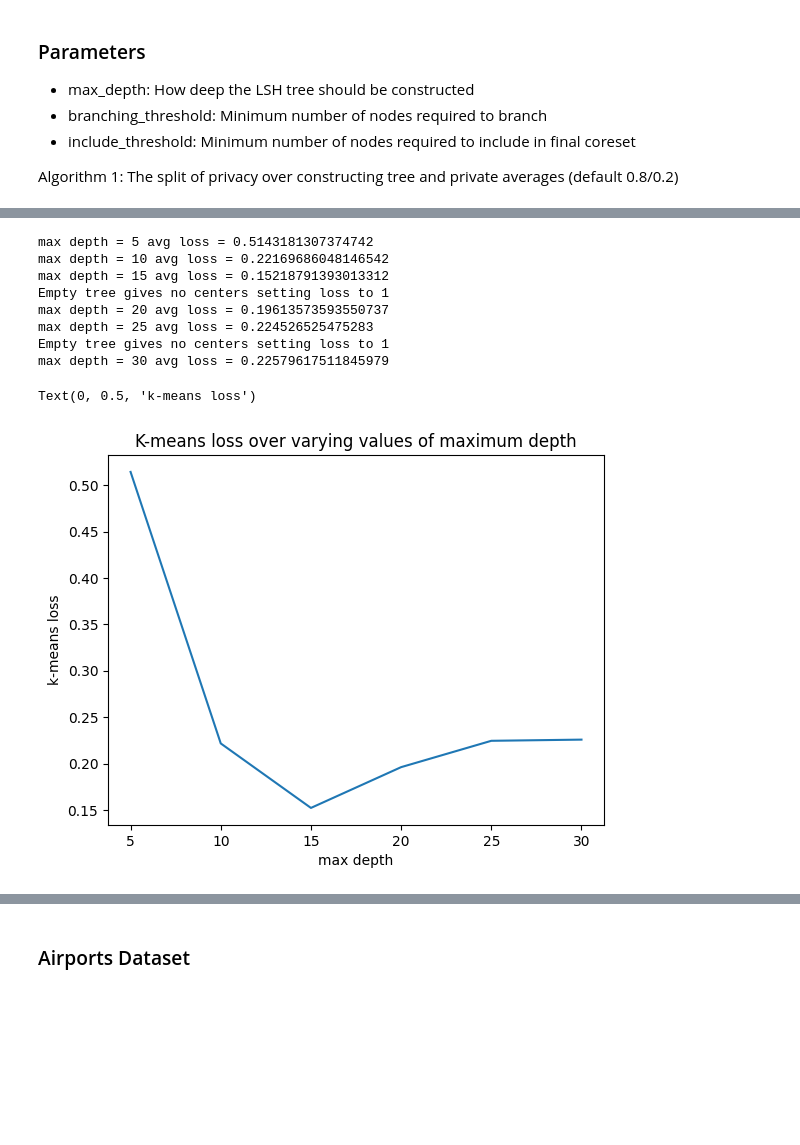
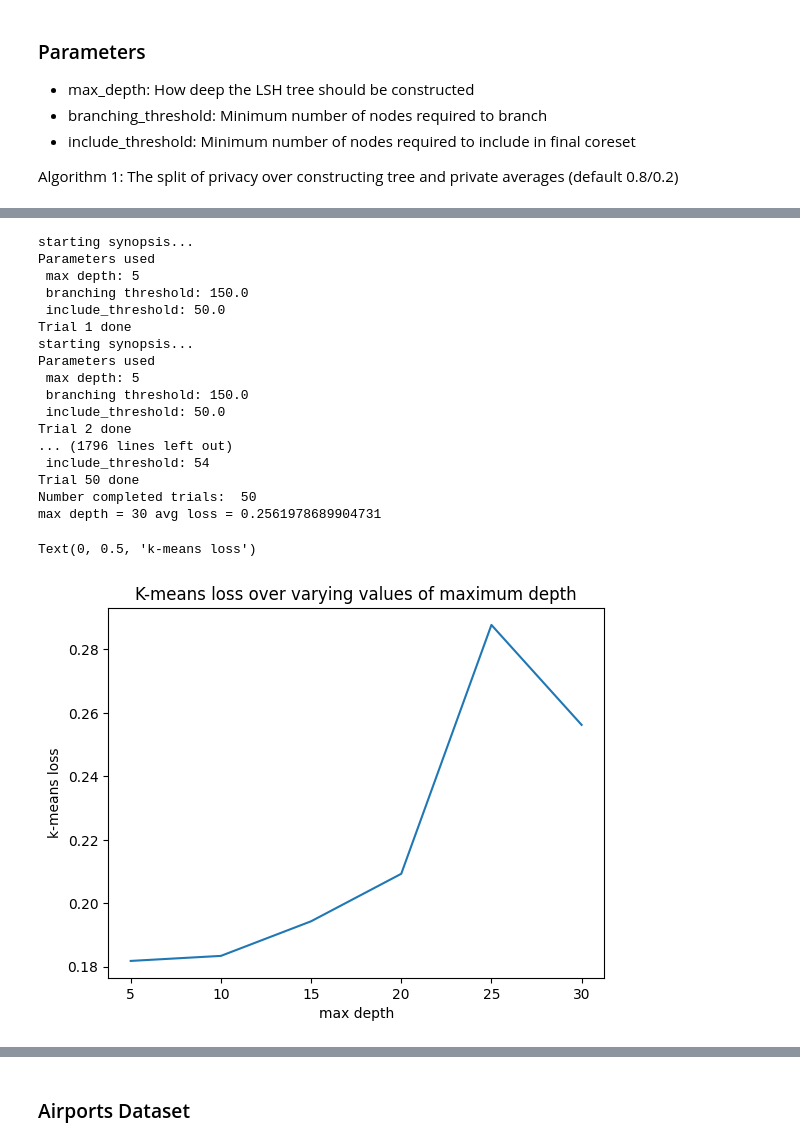
Before and after one commit to amy-ln/dpclustering, a Jupyter notebook: lsh-experiment.ipynb, the cells around one changed output, grey strips where cells are left out. Saved outputs shown, nothing was run; the diff lists cells and outputs as text; code cells hidden in the pictures; blank space fills up the shorter version.

```diff
--- a/lsh-experiment.ipynb
+++ b/lsh-experiment.ipynb
@@ -52,6 +55,7 @@ def lsh_experiment(algo: int, data: np.ndarray, p: Params, n_trials: int = 20):
 # %%
 small = np.load("datasets/synthetic-gaussian.npy")
-p = Params(epsilon=1, delta=1e-6, radius=1, dimension=2, k=3, max_depth=20, include_threshold=46, branching_threshold=138)
+print(non_private_radius(small))
+p = Params(epsilon=1, delta=1e-6, radius=1.2, dimension=2, k=3, max_depth=20, include_threshold=46, branching_threshold=138)
 points1, weights1 = create_bucket_synopsis(small, p, seed=454)
 points2, weights2 = bucket_using_privacy_accountant(small, p, seed=454)
 
@@ -78,27 +83,36 @@ Algorithm 2 loss: 0.17850822333018249
 # %%
 # vary max depth for default branching threshold, include threshold. Note that max depth has to be chosen before computing any noise so it cannot depend on the other parameters
 
 values = [5, 10, 15, 20, 25, 30]
 results = []
 
 for d in values:
-    p = Params(epsilon=1, delta=1e-6, radius=1, dimension=2, k=3, max_depth=d)
+    p = Params(epsilon=1, delta=1e-6, radius=1.3, dimension=2, k=3, max_depth=d)
     avg_loss = lsh_experiment(1, small, p, n_trials=50)
     print(f"max depth = {d} avg loss = {avg_loss}")
     results.append(avg_loss)
 
 plt.plot(values, results)
 plt.title("K-means loss over varying values of maximum depth")
 plt.xlabel("max depth")
 plt.ylabel("k-means loss")
 # %% [output]
-max depth = 5 avg loss = 0.5143181307374742
-max depth = 10 avg loss = 0.22169686048146542
-max depth = 15 avg loss = 0.15218791393013312
-Empty tree gives no centers setting loss to 1
-max depth = 20 avg loss = 0.19613573593550737
-max depth = 25 avg loss = 0.224526525475283
-Empty tree gives no centers setting loss to 1
-max depth = 30 avg loss = 0.22579617511845979
+starting synopsis...
+Parameters used
+ max depth: 5
+ branching threshold: 150.0
+ include_threshold: 50.0
+Trial 1 done
+starting synopsis...
+Parameters used
+ max depth: 5
+ branching threshold: 150.0
+ include_threshold: 50.0
+Trial 2 done
+... (1796 lines left out)
+ include_threshold: 54
+Trial 50 done
+Number completed trials:  50
+max depth = 30 avg loss = 0.2561978689904731
 Text(0, 0.5, 'k-means loss')
-[figure, old version]
+[figure, new version]
```
Also changed, not shown: parts of 18 cells of this notebook.
